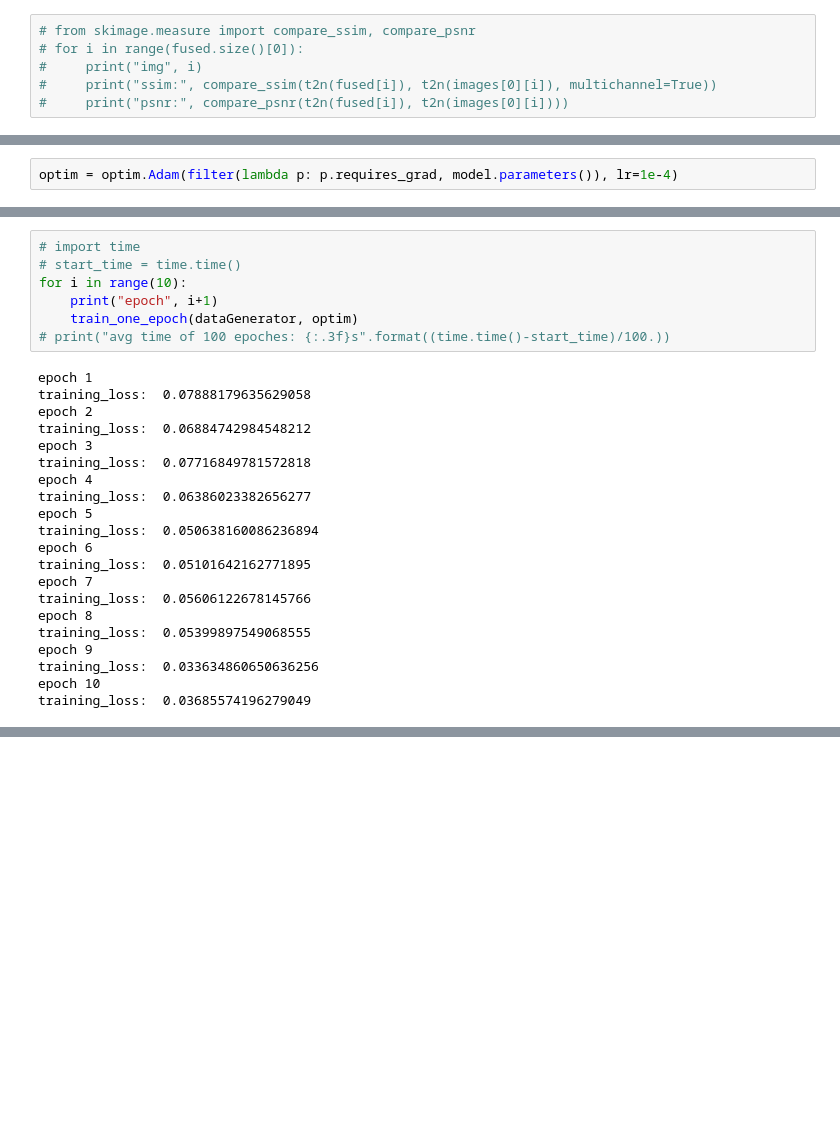
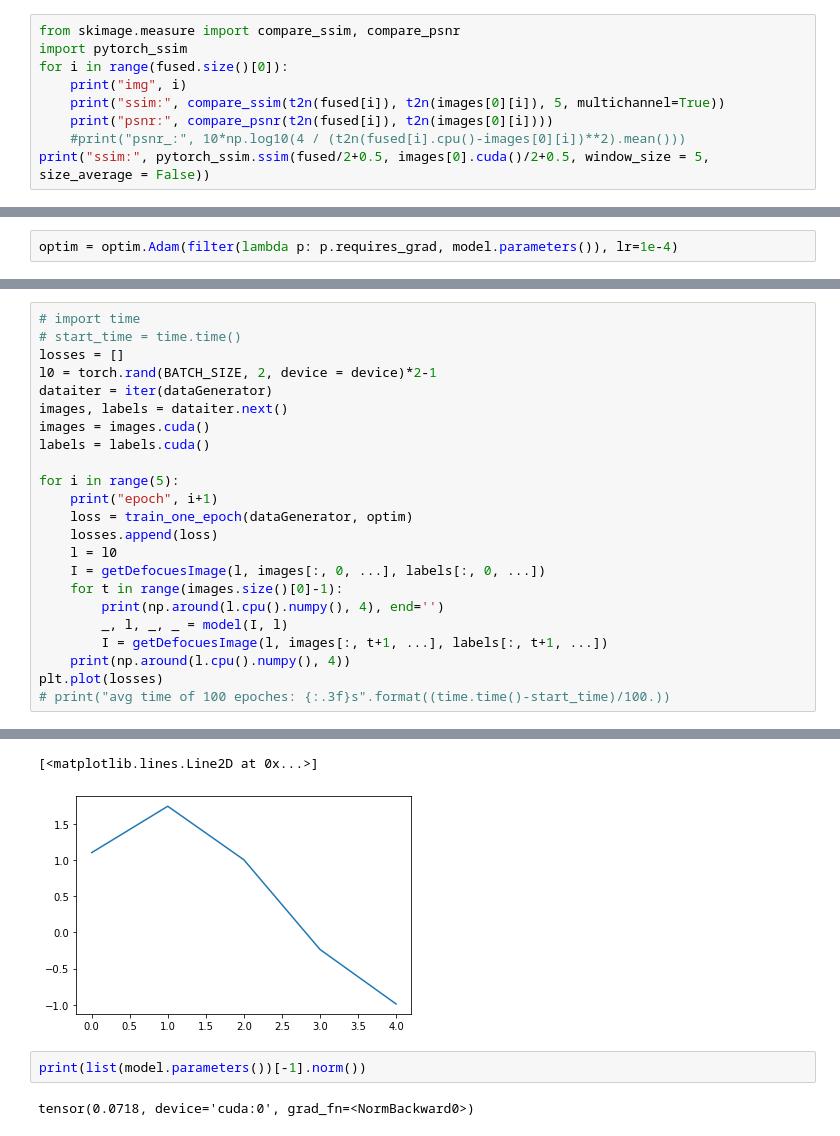
Before and after one commit to cianhwang/pyFusion, a Jupyter notebook: Robotics_Control.ipynb, the cells around one changed output, grey strips where cells are left out. Saved outputs shown, nothing was run; the diff lists cells and outputs as text; blank space fills up the shorter version.

```diff
--- a/Robotics_Control.ipynb
+++ b/Robotics_Control.ipynb
@@ -366,6 +388,9 @@ torch.Size([1, 3, 3, 64, 128])
 # %%
-# from skimage.measure import compare_ssim, compare_psnr
-# for i in range(fused.size()[0]):
-#     print("img", i)
-#     print("ssim:", compare_ssim(t2n(fused[i]), t2n(images[0][i]), multichannel=True))
-#     print("psnr:", compare_psnr(t2n(fused[i]), t2n(images[0][i])))
+from skimage.measure import compare_ssim, compare_psnr
+import pytorch_ssim
+for i in range(fused.size()[0]):
+    print("img", i)
+    print("ssim:", compare_ssim(t2n(fused[i]), t2n(images[0][i]), 5, multichannel=True))
+    print("psnr:", compare_psnr(t2n(fused[i]), t2n(images[0][i])))
+    #print("psnr_:", 10*np.log10(4 / (t2n(fused[i].cpu()-images[0][i])**2).mean()))
+print("ssim:", pytorch_ssim.ssim(fused/2+0.5, images[0].cuda()/2+0.5, window_size = 5, size_average = False))
@@ -449,28 +487,24 @@ def train_one_epoch(dataGenerator, optimizer):
-# %%
-# import time
-# start_time = time.time()
-for i in range(10):
-    print("epoch", i+1)
-    train_one_epoch(dataGenerator, optim)
-# print("avg time of 100 epoches: {:.3f}s".format((time.time()-start_time)/100.))
-# %% [output]
-epoch 1
-training_loss:  0.07888179635629058
-epoch 2
-training_loss:  0.06884742984548212
-epoch 3
-training_loss:  0.07716849781572818
-epoch 4
-training_loss:  0.06386023382656277
-epoch 5
-training_loss:  0.050638160086236894
-epoch 6
-training_loss:  0.05101642162771895
-epoch 7
-training_loss:  0.05606122678145766
-epoch 8
-training_loss:  0.05399897549068555
-epoch 9
-training_loss:  0.033634860650636256
-epoch 10
-training_loss:  0.03685574196279049
+# %%
+# import time
+# start_time = time.time()
+losses = []
+l0 = torch.rand(BATCH_SIZE, 2, device = device)*2-1
+dataiter = iter(dataGenerator)
+images, labels = dataiter.next()
+images = images.cuda()
+labels = labels.cuda()
+
+for i in range(5):
+    print("epoch", i+1)
+    loss = train_one_epoch(dataGenerator, optim)
+    losses.append(loss)
+    l = l0
+    I = getDefocuesImage(l, images[:, 0, ...], labels[:, 0, ...])
+    for t in range(images.size()[0]-1):
+        print(np.around(l.cpu().numpy(), 4), end='')
+        _, l, _, _ = model(I, l)
+        I = getDefocuesImage(l, images[:, t+1, ...], labels[:, t+1, ...])
+    print(np.around(l.cpu().numpy(), 4))
+plt.plot(losses)
+# print("avg time of 100 epoches: {:.3f}s".format((time.time()-start_time)/100.))
+# %% [output]
@@ -476,0 +528,6 @@ training_loss:  0.03685574196279049
+[<matplotlib.lines.Line2D at 0x...>]
+[figure, added]
+# %%
+print(list(model.parameters())[-1].norm())
+# %% [output]
+tensor(0.0718, device='cuda:0', grad_fn=<NormBackward0>)
```
Also changed, not shown: parts of 12 cells of this notebook.
